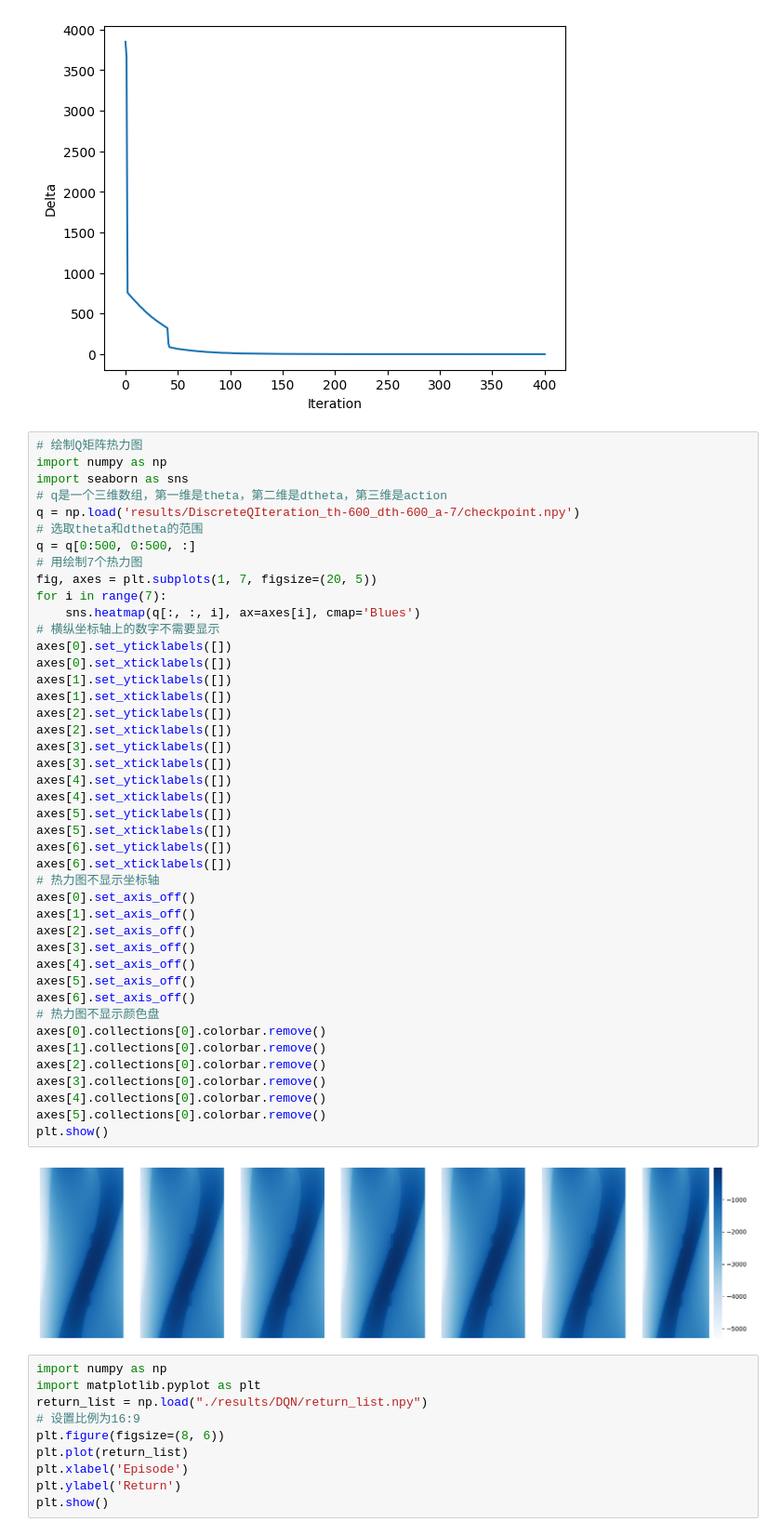
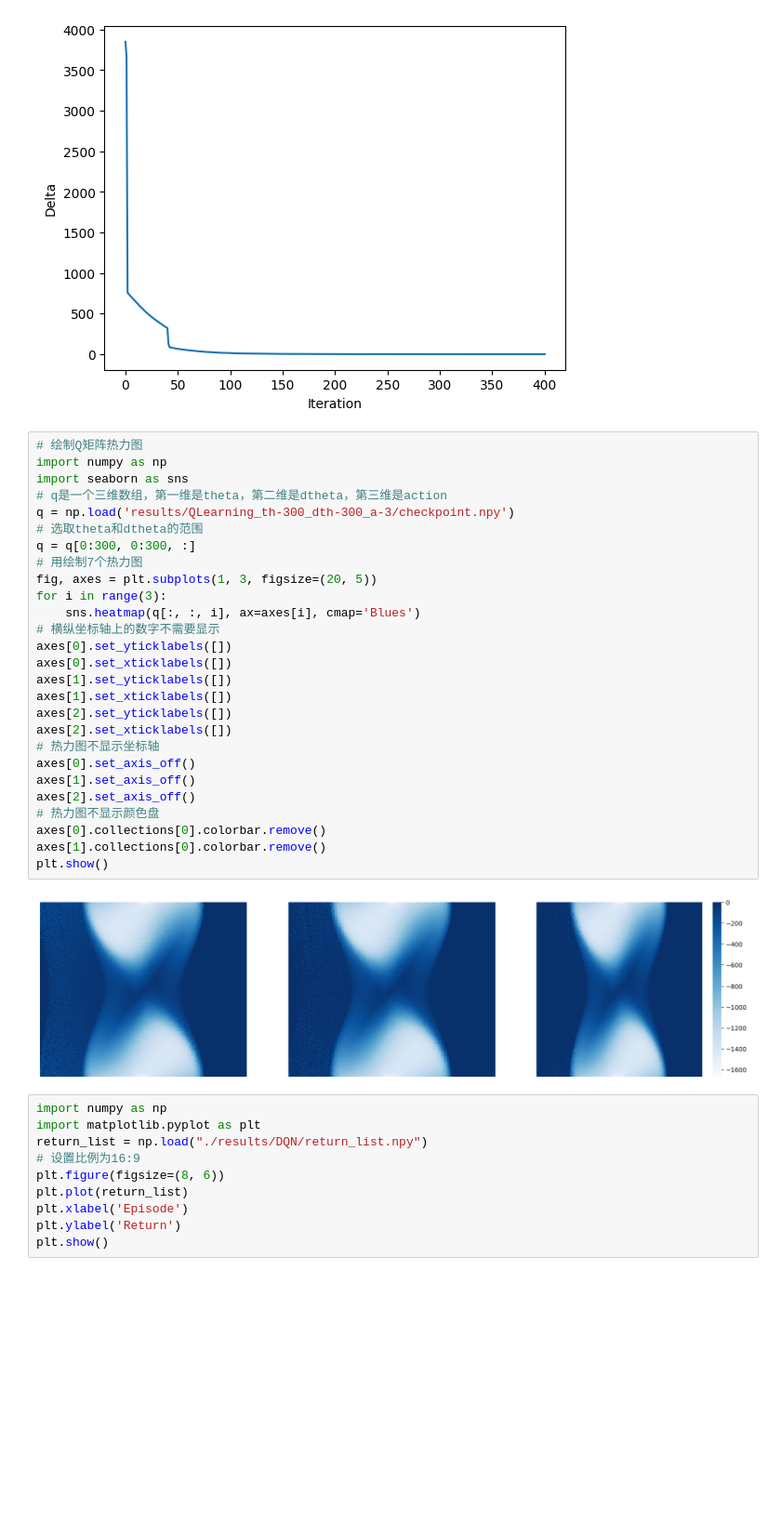
Before and after one commit to BillZid/Inverted_pendulum, a Jupyter notebook: plot.ipynb, the cells around one changed output. Shown: that part at 93% size. Cells and saved outputs as stored; diff of their text form; blank space fills up the shorter version.

```diff
--- a/plot.ipynb
+++ b/plot.ipynb
@@ -19,48 +19,32 @@ plt.show()
 # %%
 # 绘制Q矩阵热力图
 import numpy as np
 import seaborn as sns
 # q是一个三维数组，第一维是theta，第二维是dtheta，第三维是action
-q = np.load('results/DiscreteQIteration_th-600_dth-600_a-7/checkpoint.npy')
+q = np.load('results/QLearning_th-300_dth-300_a-3/checkpoint.npy')
 # 选取theta和dtheta的范围
-q = q[0:500, 0:500, :]
+q = q[0:300, 0:300, :]
 # 用绘制7个热力图
-fig, axes = plt.subplots(1, 7, figsize=(20, 5))
-for i in range(7):
+fig, axes = plt.subplots(1, 3, figsize=(20, 5))
+for i in range(3):
     sns.heatmap(q[:, :, i], ax=axes[i], cmap='Blues')
 # 横纵坐标轴上的数字不需要显示
 axes[0].set_yticklabels([])
 axes[0].set_xticklabels([])
 axes[1].set_yticklabels([])
 axes[1].set_xticklabels([])
 axes[2].set_yticklabels([])
 axes[2].set_xticklabels([])
-axes[3].set_yticklabels([])
-axes[3].set_xticklabels([])
-axes[4].set_yticklabels([])
-axes[4].set_xticklabels([])
-axes[5].set_yticklabels([])
-axes[5].set_xticklabels([])
-axes[6].set_yticklabels([])
-axes[6].set_xticklabels([])
 # 热力图不显示坐标轴
 axes[0].set_axis_off()
 axes[1].set_axis_off()
 axes[2].set_axis_off()
-axes[3].set_axis_off()
-axes[4].set_axis_off()
-axes[5].set_axis_off()
-axes[6].set_axis_off()
 # 热力图不显示颜色盘
 axes[0].collections[0].colorbar.remove()
 axes[1].collections[0].colorbar.remove()
-axes[2].collections[0].colorbar.remove()
-axes[3].collections[0].colorbar.remove()
-axes[4].collections[0].colorbar.remove()
-axes[5].collections[0].colorbar.remove()
 plt.show()
 # %% [output]
-[figure, old version]
+[figure, new version]
 # %%
 import numpy as np
 import matplotlib.pyplot as plt
```
Also changed, not shown: parts of 1 cell of this notebook, 34 other files.
